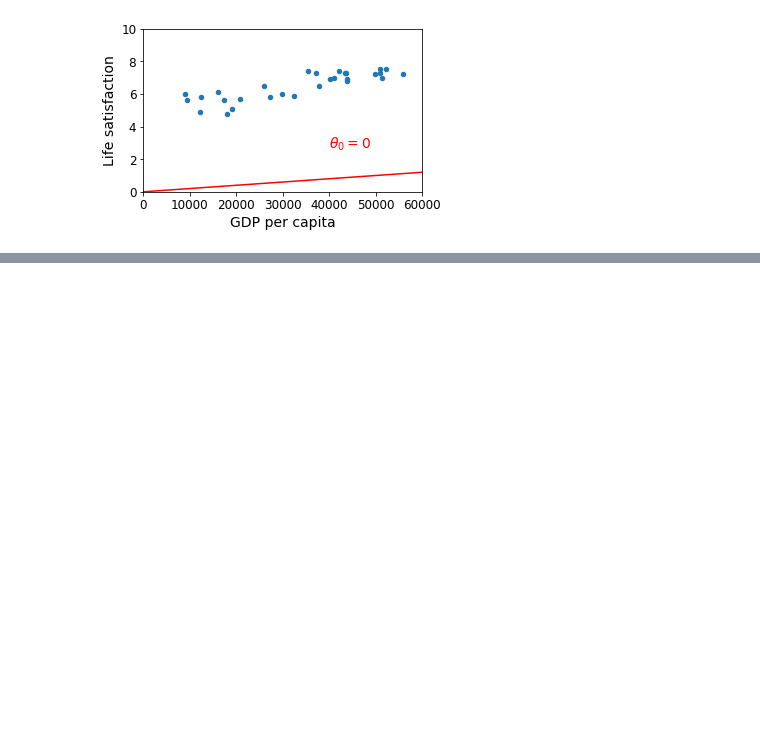
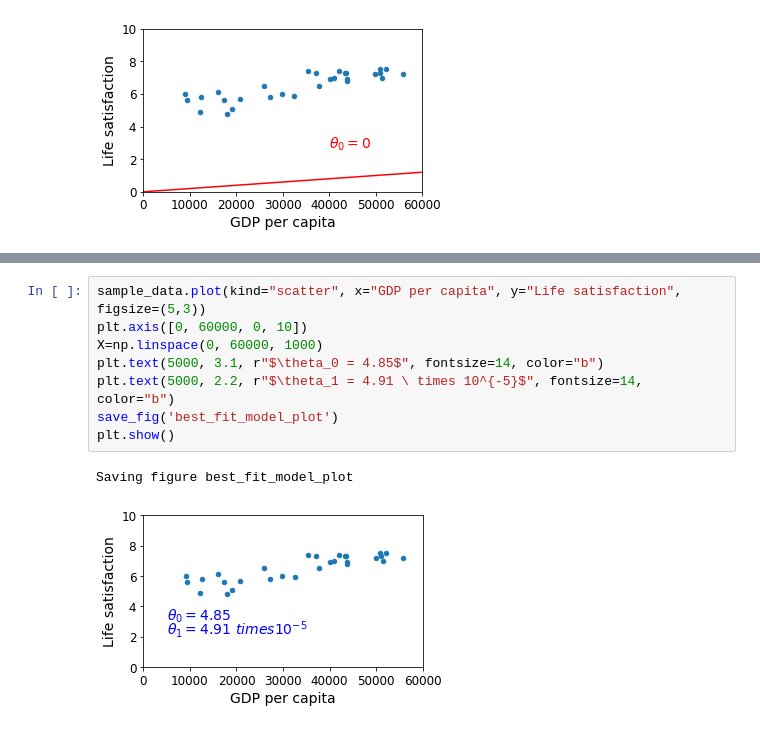
Before and after one commit to ShehanAT/Handson_ML, a Jupyter notebook: practical/01_the_machine_learning_landscape.ipynb, the cells around one changed output, grey strips where cells are left out. Saved outputs shown, nothing was run; the diff lists cells and outputs as text; blank space fills up the shorter version.

```diff
--- a/practical/01_the_machine_learning_landscape.ipynb
+++ b/practical/01_the_machine_learning_landscape.ipynb
@@ -252,0 +255,11 @@ t0, t1
+# %%
+sample_data.plot(kind="scatter", x="GDP per capita", y="Life satisfaction", figsize=(5,3))
+plt.axis([0, 60000, 0, 10])
+X=np.linspace(0, 60000, 1000)
+plt.text(5000, 3.1, r"$\theta_0 = 4.85$", fontsize=14, color="b")
+plt.text(5000, 2.2, r"$\theta_1 = 4.91 \ times 10^{-5}$", fontsize=14, color="b")
+save_fig('best_fit_model_plot')
+plt.show()
+# %% [output]
+Saving figure best_fit_model_plot
+[figure, added]
```
Also changed, not shown: parts of 1 cell of this notebook, 1 other file.
